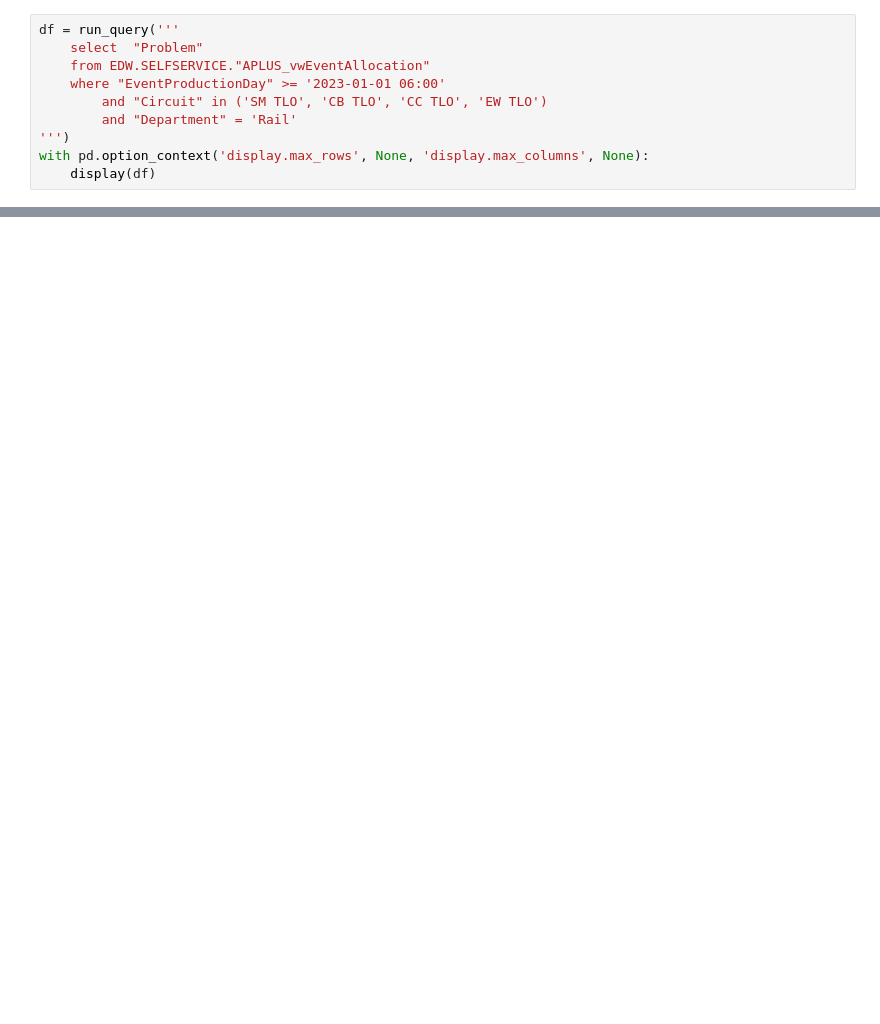
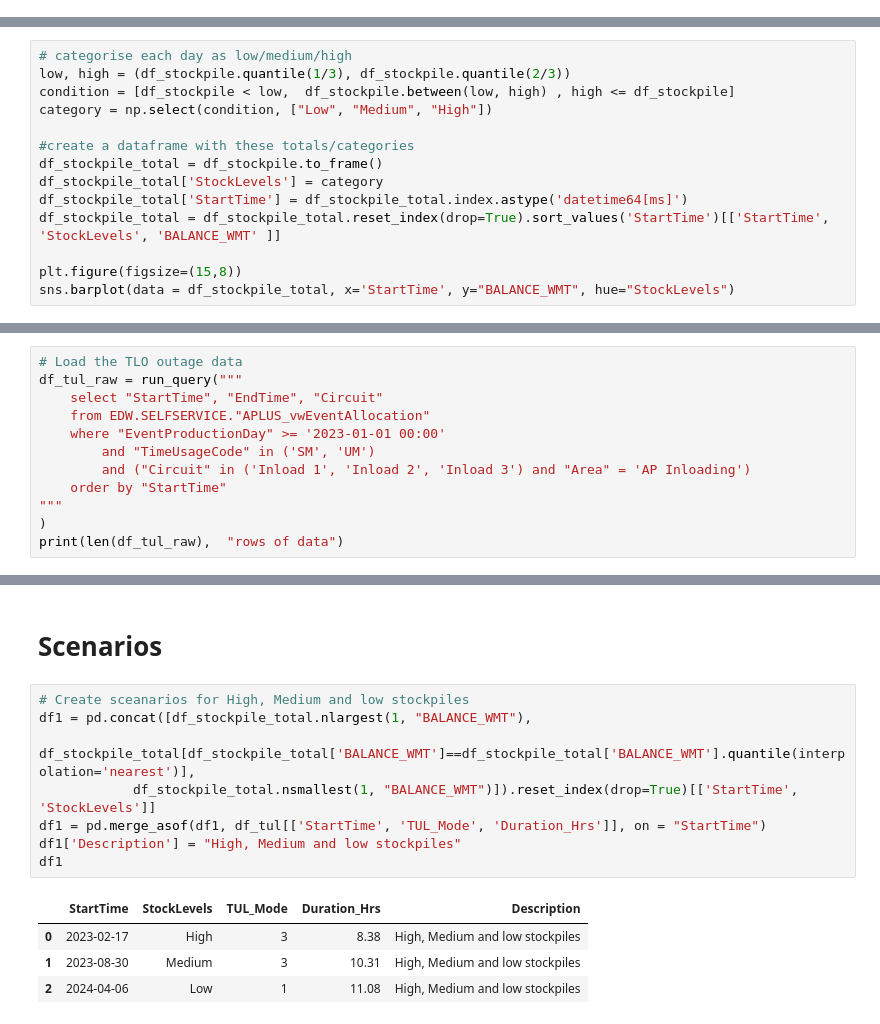
Before and after one commit to Kevin-McIsaac/scratch-pad, a Jupyter notebook: OpsAI/Sceanarios.ipynb, the cells around one changed output, grey strips where cells are left out. Saved outputs shown, nothing was run; the diff lists cells and outputs as text; blank space fills up the shorter version.

```diff
--- a/OpsAI/Sceanarios.ipynb
+++ b/OpsAI/Sceanarios.ipynb
@@ -134,10 +0,0 @@ with pd.option_context('display.max_rows', 50, 'display.max_columns', None):
-# %%
-df = run_query('''
-    select  "Problem"
-    from EDW.SELFSERVICE."APLUS_vwEventAllocation"
-    where "EventProductionDay" >= '2023-01-01 06:00'
-        and "Circuit" in ('SM TLO', 'CB TLO', 'CC TLO', 'EW TLO')
-        and "Department" = 'Rail'
-''')
-with pd.option_context('display.max_rows', None, 'display.max_columns', None):
-    display(df)
@@ -268,0 +48,14 @@ Total stock vs reclaimable stock – total stock might be high, but made up of i
+# %%
+# categorise each day as low/medium/high
+low, high = (df_stockpile.quantile(1/3), df_stockpile.quantile(2/3))
+condition = [df_stockpile < low,  df_stockpile.between(low, high) , high <= df_stockpile]
+category = np.select(condition, ["Low", "Medium", "High"])
+
+#create a dataframe with these totals/categories
+df_stockpile_total = df_stockpile.to_frame()
+df_stockpile_total['StockLevels'] = category
+df_stockpile_total['StartTime'] = df_stockpile_total.index.astype('datetime64[ms]')
+df_stockpile_total = df_stockpile_total.reset_index(drop=True).sort_values('StartTime')[['StartTime', 'StockLevels', 'BALANCE_WMT' ]]
+
+plt.figure(figsize=(15,8))
+sns.barplot(data = df_stockpile_total, x='StartTime', y="BALANCE_WMT", hue="StockLevels")
@@ -268,0 +67,12 @@ Total stock vs reclaimable stock – total stock might be high, but made up of i
+# %%
+# Load the TLO outage data
+df_tul_raw = run_query("""
+    select "StartTime", "EndTime", "Circuit"
+    from EDW.SELFSERVICE."APLUS_vwEventAllocation"
+    where "EventProductionDay" >= '2023-01-01 00:00'
+        and "TimeUsageCode" in ('SM', 'UM')
+        and ("Circuit" in ('Inload 1', 'Inload 2', 'Inload 3') and "Area" = 'AP Inloading')
+    order by "StartTime"
+"""
+)
+print(len(df_tul_raw),  "rows of data")
@@ -268,0 +181,15 @@ Total stock vs reclaimable stock – total stock might be high, but made up of i
+# %% [markdown]
+# Scenarios
+# %%
+# Create sceanarios for High, Medium and low stockpiles
+df1 = pd.concat([df_stockpile_total.nlargest(1, "BALANCE_WMT"),
+                df_stockpile_total[df_stockpile_total['BALANCE_WMT']==df_stockpile_total['BALANCE_WMT'].quantile(interpolation='nearest')],
+            df_stockpile_total.nsmallest(1, "BALANCE_WMT")]).reset_index(drop=True)[['StartTime', 'StockLevels']]
+df1 = pd.merge_asof(df1, df_tul[['StartTime', 'TUL_Mode', 'Duration_Hrs']], on = "StartTime")
+df1['Description'] = "High, Medium and low stockpiles"
+df1
+# %% [output]
+|  | StartTime | StockLevels | TUL_Mode | Duration_Hrs | Description |
+| 0 | 2023-02-17 | High | 3 | 8.38 | High, Medium and low stockpiles |
+| 1 | 2023-08-30 | Medium | 3 | 10.31 | High, Medium and low stockpiles |
+| 2 | 2024-04-06 | Low | 1 | 11.08 | High, Medium and low stockpiles |
```
Also changed, not shown: parts of 38 cells of this notebook, 2 other files.
